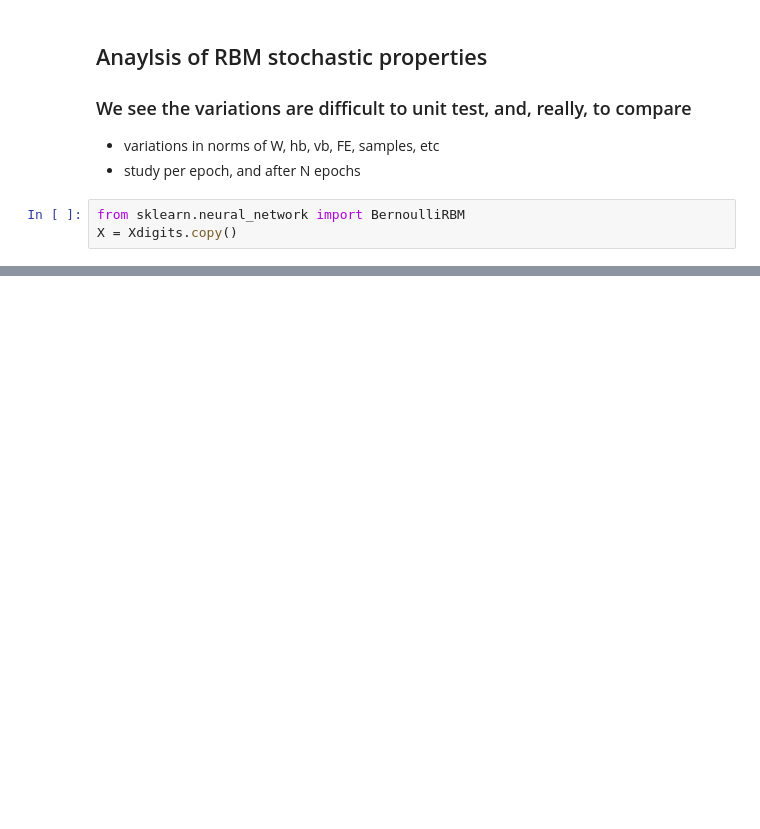
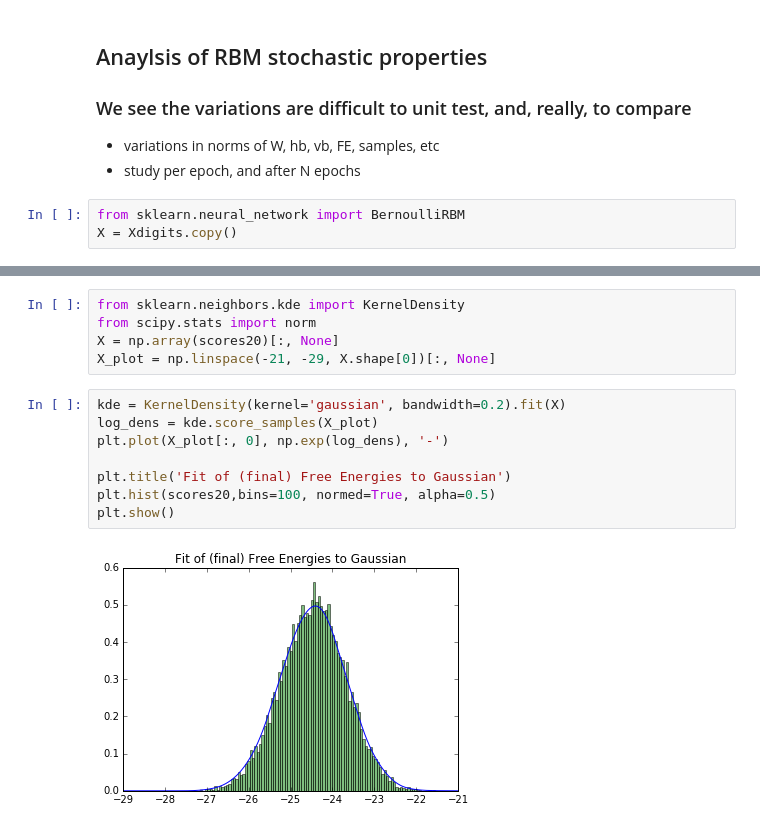
Before and after one commit to charlesmartin14/emf-rbm, a Jupyter notebook: RBM_Analysis.ipynb, the cells around one changed output, grey strips where cells are left out. Cells and saved outputs as stored; diff of their text form; blank space fills up the shorter version.

Commit message:
added fit to Gaussian

```diff
--- a/RBM_Analysis.ipynb
+++ b/RBM_Analysis.ipynb
@@ -107,0 +123,15 @@ plt.title("dist of |h_bias| norms")
+# %%
+from sklearn.neighbors.kde import KernelDensity
+from scipy.stats import norm
+X = np.array(scores20)[:, None]
+X_plot = np.linspace(-21, -29, X.shape[0])[:, None]
+# %%
+kde = KernelDensity(kernel='gaussian', bandwidth=0.2).fit(X)
+log_dens = kde.score_samples(X_plot)
+plt.plot(X_plot[:, 0], np.exp(log_dens), '-')
+
+plt.title('Fit of (final) Free Energies to Gaussian')
+plt.hist(scores20,bins=100, normed=True, alpha=0.5)
+plt.show()
+# %% [output]
+[figure, added]
```
Also changed, not shown: parts of 8 cells of this notebook.
